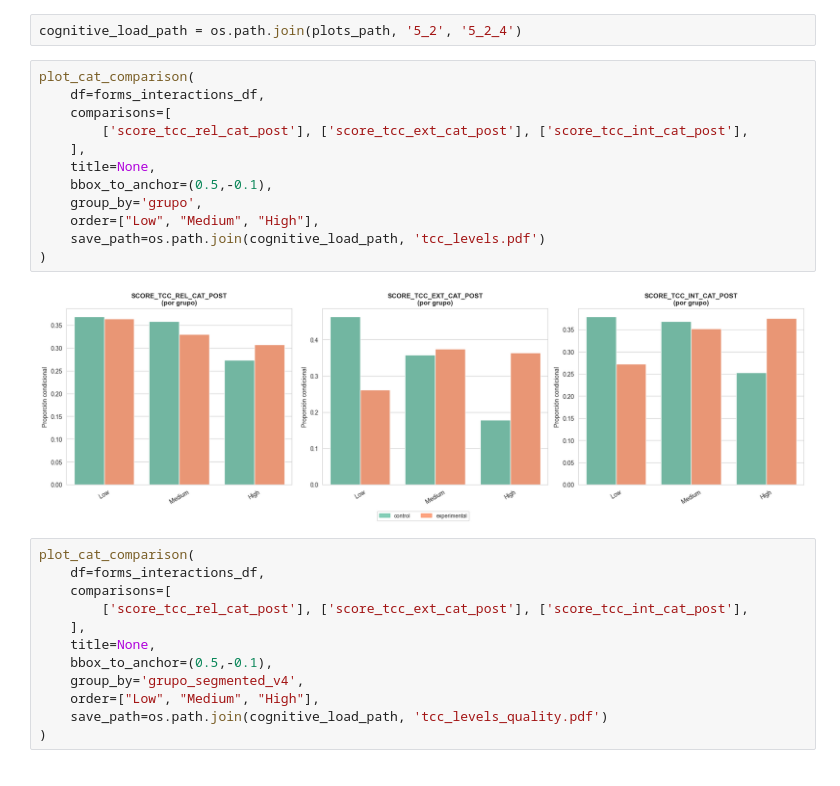
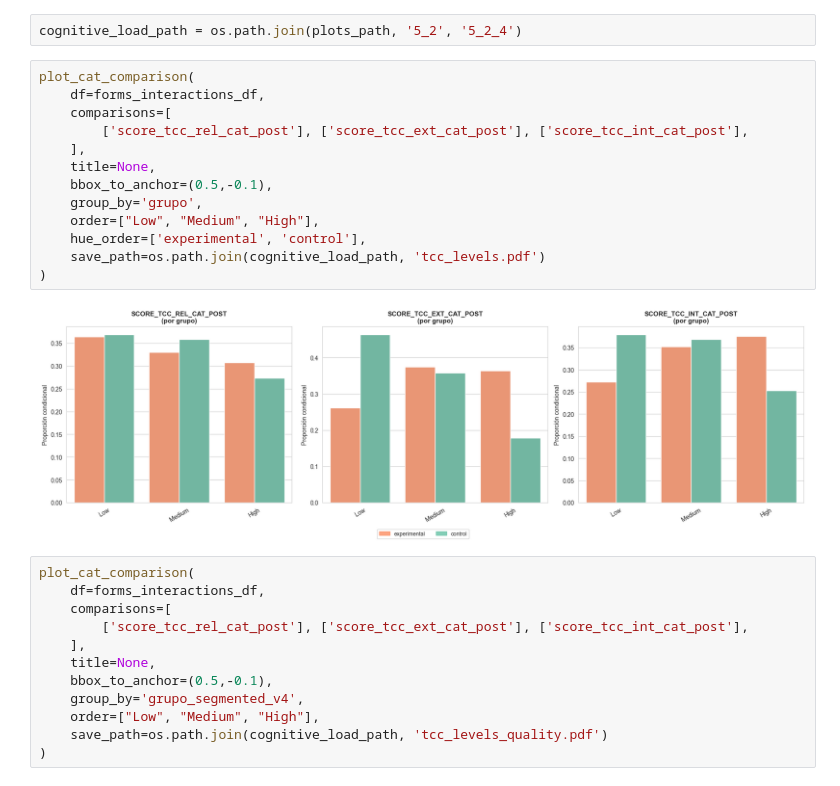
Before and after one commit to IBiDat/va-educational-impact, a Jupyter notebook: src/notebooks/paper/paper_results.ipynb, the cells around one changed output. Drawn from its saved outputs; the diff is of its cells as text.

```diff
--- a/src/notebooks/paper/paper_results.ipynb
+++ b/src/notebooks/paper/paper_results.ipynb
@@ -816,17 +902,18 @@ cognitive_load_path = os.path.join(plots_path, '5_2', '5_2_4')
 # %%
 plot_cat_comparison(
     df=forms_interactions_df,
     comparisons=[
         ['score_tcc_rel_cat_post'], ['score_tcc_ext_cat_post'], ['score_tcc_int_cat_post'],
     ],
     title=None,
     bbox_to_anchor=(0.5,-0.1),
     group_by='grupo',
     order=["Low", "Medium", "High"],
+    hue_order=['experimental', 'control'],
     save_path=os.path.join(cognitive_load_path, 'tcc_levels.pdf')
 )
 # %% [output]
-[figure, old version]
+[figure, new version]
 # %%
 plot_cat_comparison(
     df=forms_interactions_df,
```
Also changed, not shown: parts of 27 cells of this notebook, 1 other file.
